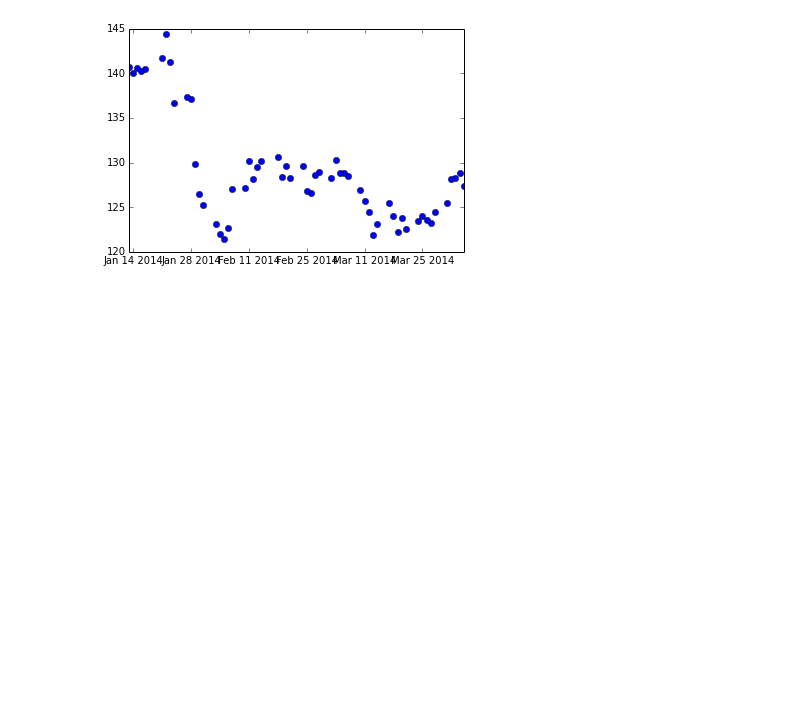
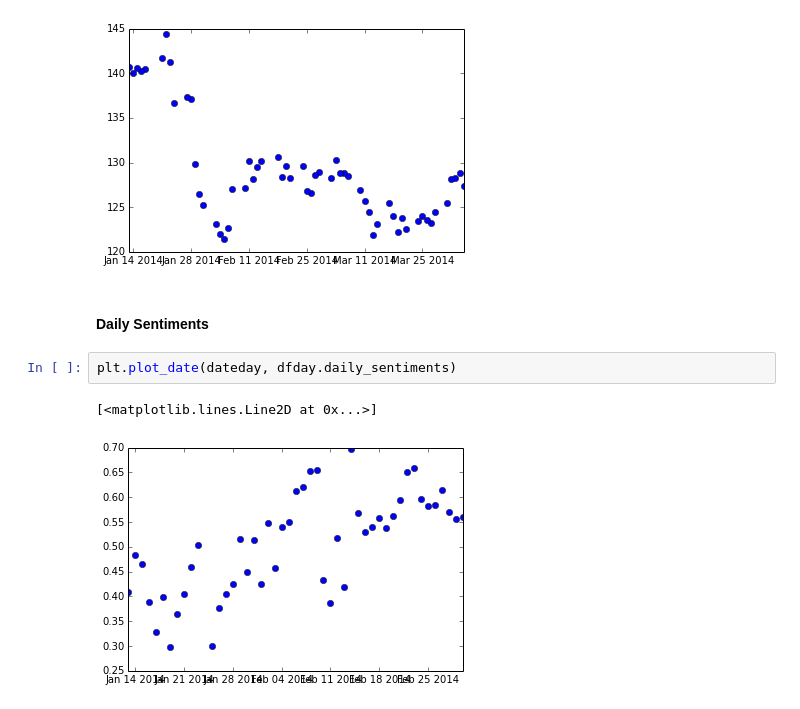
Before and after one commit to suparpat/when-predictions-come-true, a Jupyter notebook: Subjectivity-Polarity/Visualise/Sentiment Analysis Visualization!.ipynb, the cells around one changed output. Saved outputs shown, nothing was run; the diff lists cells and outputs as text; blank space fills up the shorter version.

```diff
--- a/Subjectivity-Polarity/Visualise/Sentiment Analysis Visualization!.ipynb
+++ b/Subjectivity-Polarity/Visualise/Sentiment Analysis Visualization!.ipynb
@@ -99,3 +145,10 @@ plt.plot_date(dates, stocks.Close)
 # %% [output]
 [<matplotlib.lines.Line2D at 0x...>]
 [figure]
+# %% [markdown]
+#### Daily Sentiments
+# %%
+plt.plot_date(dateday, dfday.daily_sentiments)
+# %% [output]
+[<matplotlib.lines.Line2D at 0x...>]
+[figure, added]
```
Also changed, not shown: parts of 21 cells of this notebook, 1 other file.
